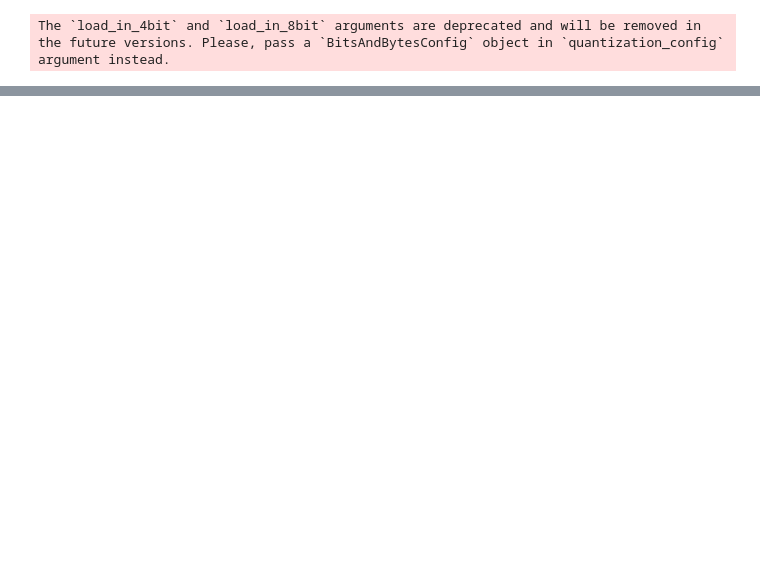
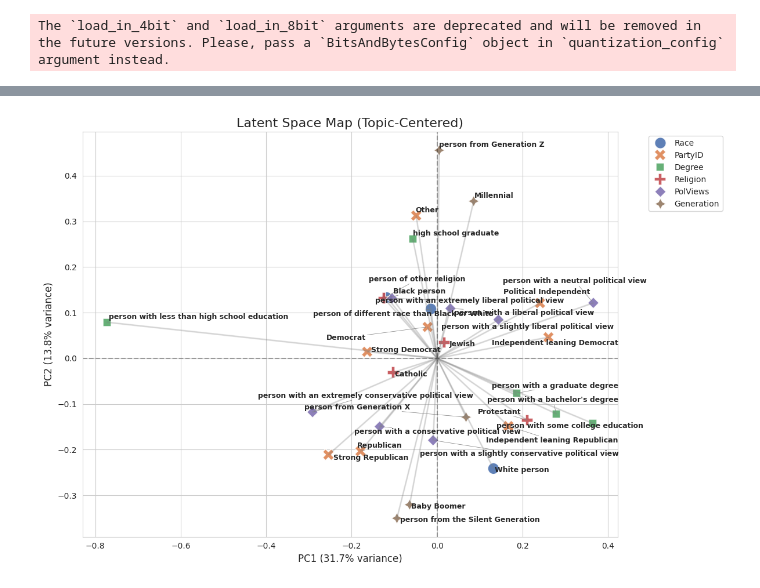
Before and after one commit to yilmajung/belief_and_llms_v0, a Jupyter notebook: 1_extract_persona_vectors.ipynb, the cells around one changed output, grey strips where cells are left out. Saved outputs shown, nothing was run; the diff lists cells and outputs as text; code cells hidden in the pictures; blank space fills up the shorter version.

```diff
--- a/1_extract_persona_vectors.ipynb
+++ b/1_extract_persona_vectors.ipynb
@@ -21,3 +21,11 @@ with open("/content/drive/MyDrive/belief_and_llms_v0/gss_extraction_datasets.jso
 extraction_datasets.keys()
 # %% [output]
 dict_keys(['Race_person of different race than Black or White', 'Race_White person', 'Race_Black person', 'PartyID_Independent leaning Republican', 'PartyID_Strong Democrat', 'PartyID_Democrat', 'Part ...
+# %%
+target_key = "PartyID_Republican"
+if target_key in extraction_datasets:
+    print(f"--- Prompts generated for '{target_key}' ---")
+    for i, (pos, neg) in enumerate(extraction_datasets[target_key]):
+        print(f"\nPair {i+1}:")
+        print(f"  X+ (Target): {pos}")
+        print(f"  X- (Generic):{neg}")
@@ -190,0 +332,78 @@ Black vs Republican Similarity:    0.5493 (Expect Near Zero)
+# %%
+# 1. LOAD DATA INTO DATAFRAME
+# (Assuming you already have 'vectors_list', 'labels', 'categories' from previous step)
+df_vec = pd.DataFrame(vectors_list) # Columns 0 to 4095
+df_vec['category'] = categories
+df_vec['label'] = labels
+
+# 2. PERFORM "CENTERING" (The Fix)
+# For each category (e.g., "Party"), calculate the mean vector and subtract it
+# from every member of that category.
+print("Centering vectors by category...")
+
+def center_vectors(group):
+    # Select just the numeric vector columns
+    vec_cols = group.loc[:, 0:4095]
+    # Subtract the group mean
+    return vec_cols - vec_cols.mean()
+
+# Apply the centering
+centered_vectors = df_vec.groupby('category', group_keys=False).apply(center_vectors)
+X_centered = centered_vectors.values
+
+# 3. RUN PCA ON CENTERED DATA
+pca = PCA(n_components=2)
+X_2d = pca.fit_transform(X_centered)
+
+# 4. PLOT
+plt.figure(figsize=(12, 8))
+sns.set_style("whitegrid")
+
+# Create plot data
+df_plot = pd.DataFrame({
+    'x': X_2d[:, 0],
+    'y': X_2d[:, 1],
+    'category': df_vec['category'],
+    'label': df_vec['label']
+})
+
+sns.scatterplot(
+    data=df_plot,
+    x='x', y='y',
+    hue='category',
+    style='category',
+    s=200, alpha=0.9, palette='deep'
+)
+
+# Draw arrows from origin (0,0) to points (Vectors are directions!)
+
+for i in range(len(df_plot)):
+    plt.arrow(
+        0, 0,
+        df_plot.x[i], df_plot.y[i],
+        color='gray', alpha=0.2, width=0.002, head_width=0.0
+    )
+
+# Add Text Labels (with some offset to avoid overlapping dots)
+from adjustText import adjust_text
+texts = []
+for i in range(len(df_plot)):
+    # Clean up label for display (remove "Party_" prefix)
+    display_text = df_plot.label[i].split('_')[-1]
+    texts.append(plt.text(df_plot.x[i], df_plot.y[i], display_text, fontsize=9, weight='bold'))
+
+try:
+    from adjustText import adjust_text
+    adjust_text(texts, arrowprops=dict(arrowstyle='-', color='gray', lw=0.5))
+except ImportError:
+    pass
+
+plt.title("Latent Space Map (Topic-Centered)", fontsize=16)
+plt.xlabel(f"PC1 ({explained_variance[0]:.1%} variance)", fontsize=12)
+plt.ylabel(f"PC2 ({explained_variance[1]:.1%} variance)", fontsize=12)
+plt.axhline(0, color='black', linestyle='--', alpha=0.3)
+plt.axvline(0, color='black', linestyle='--', alpha=0.3)
+plt.legend(bbox_to_anchor=(1.05, 1), loc='upper left')
+plt.tight_layout()
+plt.show()
+# %% [output]
@@ -190,0 +411 @@ Black vs Republican Similarity:    0.5493 (Expect Near Zero)
+[figure, added]
```
Also changed, not shown: parts of 7 cells of this notebook.
